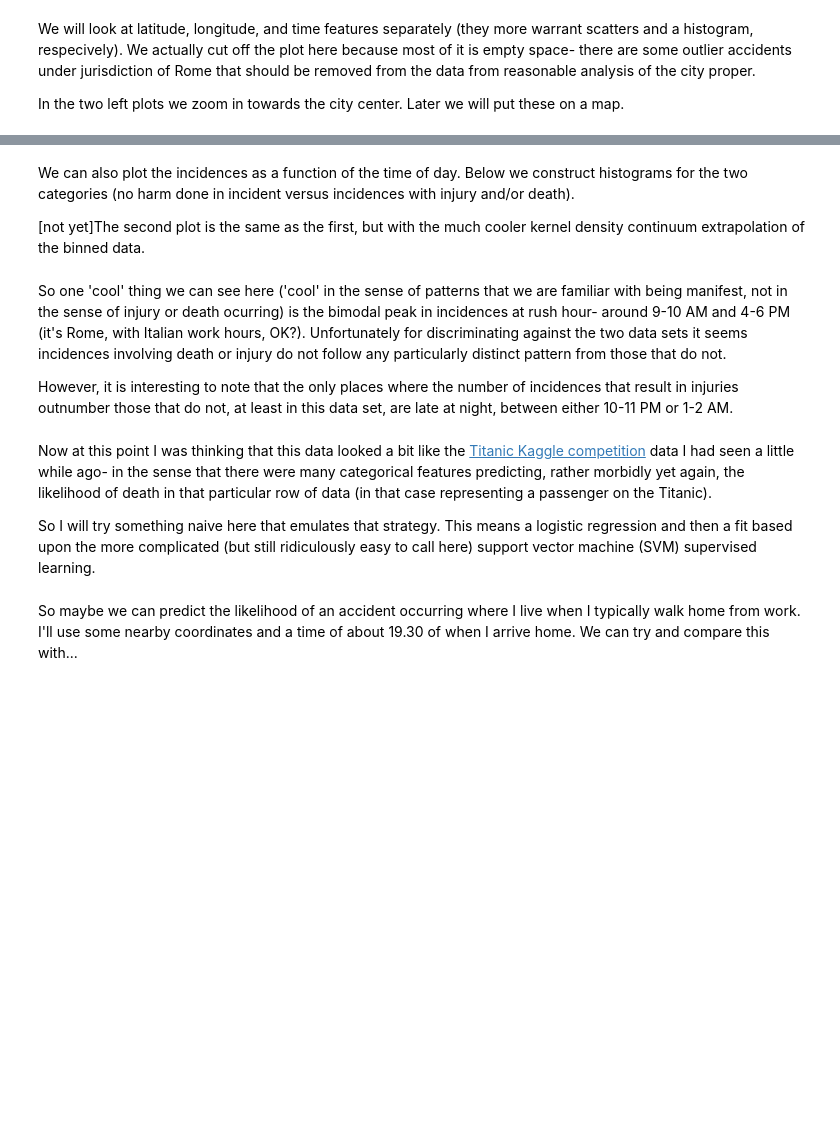
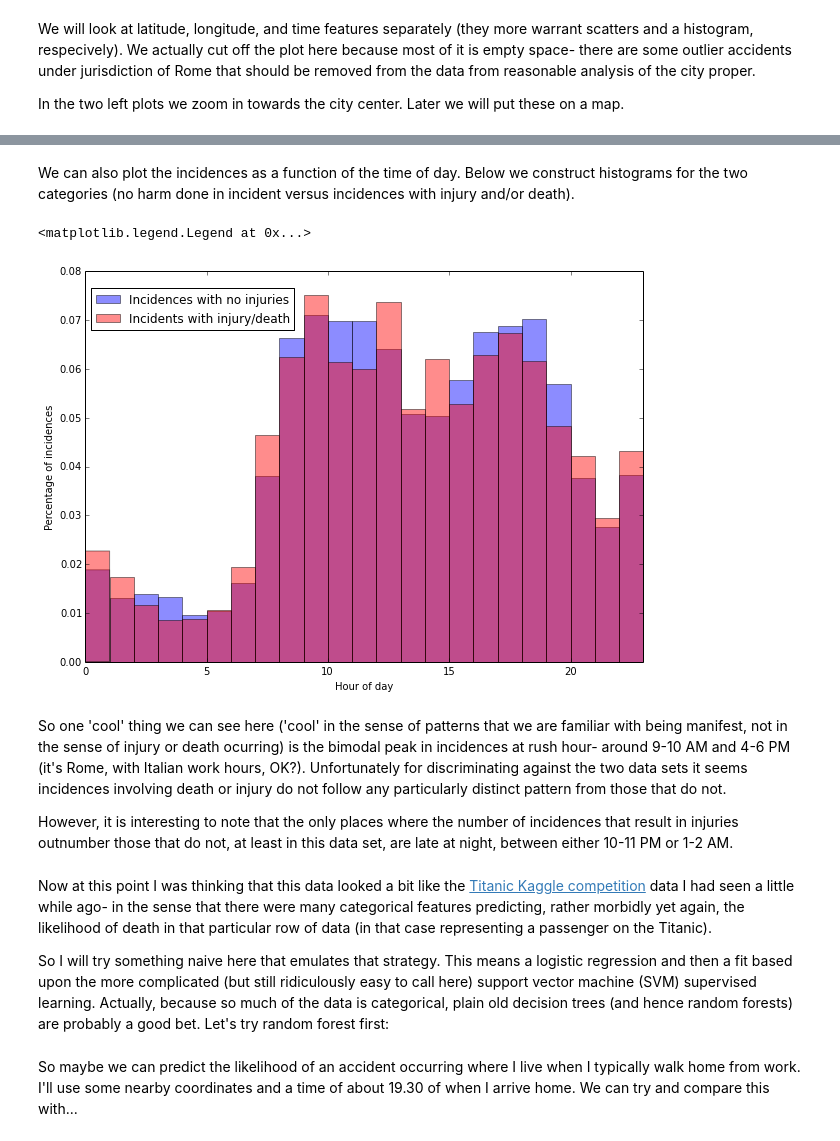
Before and after one commit to riemannzetagambit/roma-traffic-incidents, a Jupyter notebook: incidenti_stradali_analysis.ipynb, the cells around one changed output, grey strips where cells are left out. Cells and saved outputs as stored; diff of their text form; code cells hidden in the pictures; blank space fills up the shorter version.

```diff
--- a/incidenti_stradali_analysis.ipynb
+++ b/incidenti_stradali_analysis.ipynb
@@ -107,8 +111,11 @@ def load_incidenti_data(json_file):
     with open(json_file, 'r') as filename:
         # for now pd.read_json seems to get angry if I load to many lines in, so only load 9000 for now
         # (just to get an idea of what to do- reuse same code with data set)
-        #data = [next(filename) for x in range(5000)]
-        data = filename.readlines()
+        # (I really don't understand this error:
+        # ValueError: Key name of object must be 'string' when decoding 'object'
+        # and the internet is not helping)
+        data = [next(filename) for x in xrange(9000)]
+        #data = filename.readlines()
 
     for num, line in enumerate(data,0):
         if num == 0:
@@ -128,7 +135,7 @@ def load_incidenti_data(json_file):
     with open('edited_json_incidenti.json', 'w') as filename:
         filename.writelines(data)
 
-    return(pd.read_json("edited_json_incidenti.json", orient='records'))
+    return(pd.read_json('edited_json_incidenti.json', orient='records'))
 
 # We are overwriting the dataframe in each of the steps below, so we turn this warning off
 pd.options.mode.chained_assignment = None  # default='warn'
@@ -225,29 +345,30 @@ a[1,2].set_ylim(12.45,12.55)
 # %% [markdown]
 We can also plot the incidences as a function of the time of day. Below we construct histograms for the two categories (no harm done in incident versus incidences with injury and/or death).
-
-
-
-[not yet]The second plot is the same as the first, but with the much cooler kernel density continuum extrapolation of the binned data.
 # %%
-f, a = plt.subplots(2,1)
+f, a = plt.subplots()
 f.set_size_inches(10,7)
 unharmed_bins = np.asarray(train[train.harmed == 0].time.groupby(train.time.dt.hour).count())
 harmed_bins = np.asarray(train[train.harmed > 0].time.groupby(train.time.dt.hour).count())
 ind = np.arange(24)
 width = 1
+noharmplt = a.hist(np.asarray(train[train.harmed == 0].time.dt.hour), bins=np.arange(24), normed=1, color='b', alpha=0.45)
+harmplt = a.hist(np.asarray(train[train.harmed > 0].time.dt.hour), bins=np.arange(24), normed=1, color='r', alpha=0.45)
+a.set_xlim(0,23)
+a.set_xlabel('Hour of day')
+a.set_ylabel('Percentage of incidences')
+a.legend(('Incidences with no injuries','Incidents with injury/death'), loc=(.01,.85))
 
-a[0].bar(ind, unharmed_bins, width, color='b', alpha=0.45)
-a[0].bar(ind, harmed_bins, width, color='r', alpha=0.45)
-a[0].set_xticks(ind)
-a[0].set_xlim(0,24)
-a[0].set_xlabel('Hour of day')
-a[0].set_ylabel('No. of incidences')
-a[0].legend(loc='best')
 
-# plt.subplot2grid((1,3),(1,0))
-# np.asarray(train[train.harmed == 0].time.groupby(train.time.dt.hour).count()).plot(kind='kde')
-# np.asarray(train[train.harmed == 0].time.groupby(train.time.dt.hour).count()).plot(kind='kde')
-# come back to this
+# a.bar(ind, unharmed_bins, width, color='b', alpha=0.45)
+# a.bar(ind, harmed_bins, width, color='r', alpha=0.45)
+# a.set_xticks(ind)
+# a.set_xlim(0,24)
+# a.set_xlabel('Hour of day')
+# a.set_ylabel('No. of incidences')
+# a.legend(loc='best')
+# %% [output]
+<matplotlib.legend.Legend at 0x...>
+[figure, added]
 # %% [markdown]
 So one 'cool' thing we can see here ('cool' in the sense of patterns that we are familiar with being manifest, not in the sense of injury or death ocurring) is the bimodal peak in incidences at rush hour- around 9-10 AM and 4-6 PM (it's Rome, with Italian work hours, OK?). Unfortunately for discriminating against the two data sets it seems incidences involving death or injury do not follow any particularly distinct pattern from those that do not.
 
@@ -257,4 +378,4 @@ Now at this point I was thinking that this data looked a bit like the [Titanic K
 
 
 
-So I will try something naive here that emulates that strategy. This means a logistic regression and then a fit based upon the more complicated (but still ridiculously easy to call here) support vector machine (SVM) supervised learning.
+So I will try something naive here that emulates that strategy. This means a logistic regression and then a fit based upon the more complicated (but still ridiculously easy to call here) support vector machine (SVM) supervised learning. Actually, because so much of the data is categorical, plain old decision trees (and hence random forests) are probably a good bet. Let's try random forest first:
```
Also changed, not shown: parts of 16 cells of this notebook.
